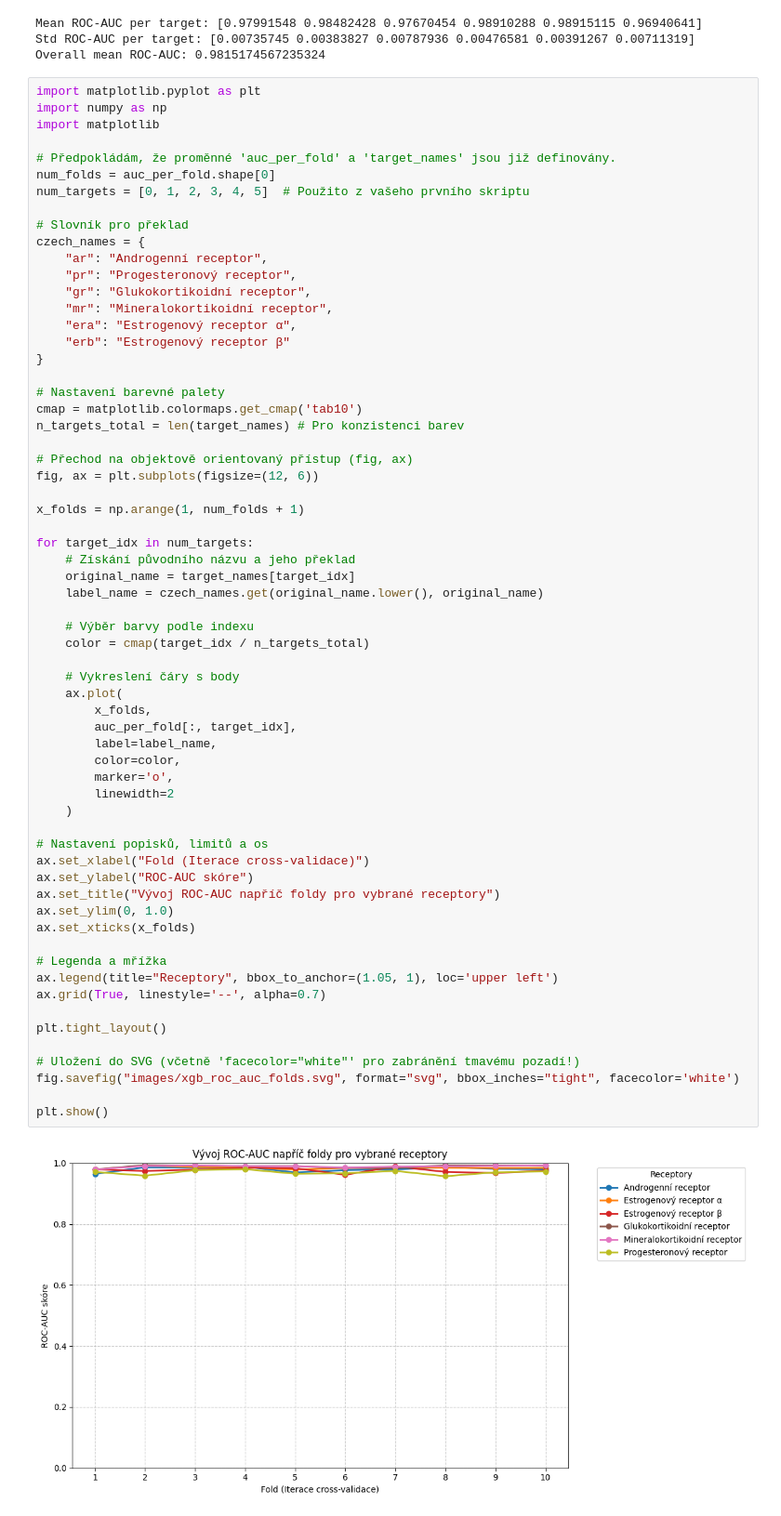
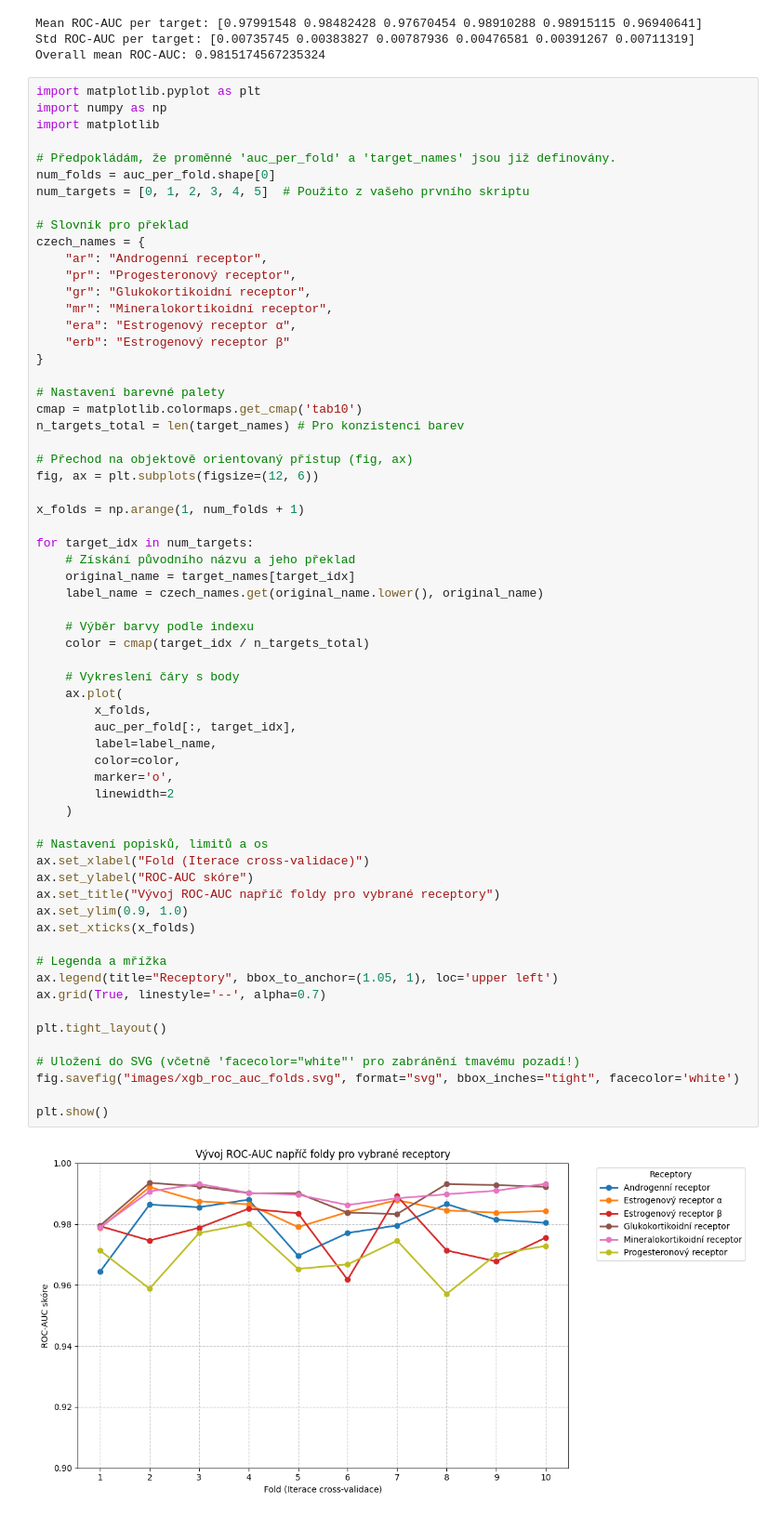
Before and after one commit to lopataa/qspr-qsar-explainability, a Jupyter notebook: qsar/xgboost/xgboost-cross-validation.ipynb, the cells around one changed output. Shown at 93% size. Drawn from its saved outputs; the diff is of its cells as text.

```diff
--- a/qsar/xgboost/xgboost-cross-validation.ipynb
+++ b/qsar/xgboost/xgboost-cross-validation.ipynb
@@ -160,32 +160,32 @@ for target_idx in num_targets:
     # Výběr barvy podle indexu
     color = cmap(target_idx / n_targets_total)
 
     # Vykreslení čáry s body
     ax.plot(
         x_folds,
         auc_per_fold[:, target_idx],
         label=label_name,
         color=color,
         marker='o',
         linewidth=2
     )
 
 # Nastavení popisků, limitů a os
 ax.set_xlabel("Fold (Iterace cross-validace)")
 ax.set_ylabel("ROC-AUC skóre")
 ax.set_title("Vývoj ROC-AUC napříč foldy pro vybrané receptory")
-ax.set_ylim(0, 1.0)
+ax.set_ylim(0.9, 1.0)
 ax.set_xticks(x_folds)
 
 # Legenda a mřížka
 ax.legend(title="Receptory", bbox_to_anchor=(1.05, 1), loc='upper left')
 ax.grid(True, linestyle='--', alpha=0.7)
 
 plt.tight_layout()
 
 # Uložení do SVG (včetně 'facecolor="white"' pro zabránění tmavému pozadí!)
 fig.savefig("images/xgb_roc_auc_folds.svg", format="svg", bbox_inches="tight", facecolor='white')
 
 plt.show()
 # %% [output]
-[figure, old version]
+[figure, new version]
```
Also changed, not shown: 3 other files.
